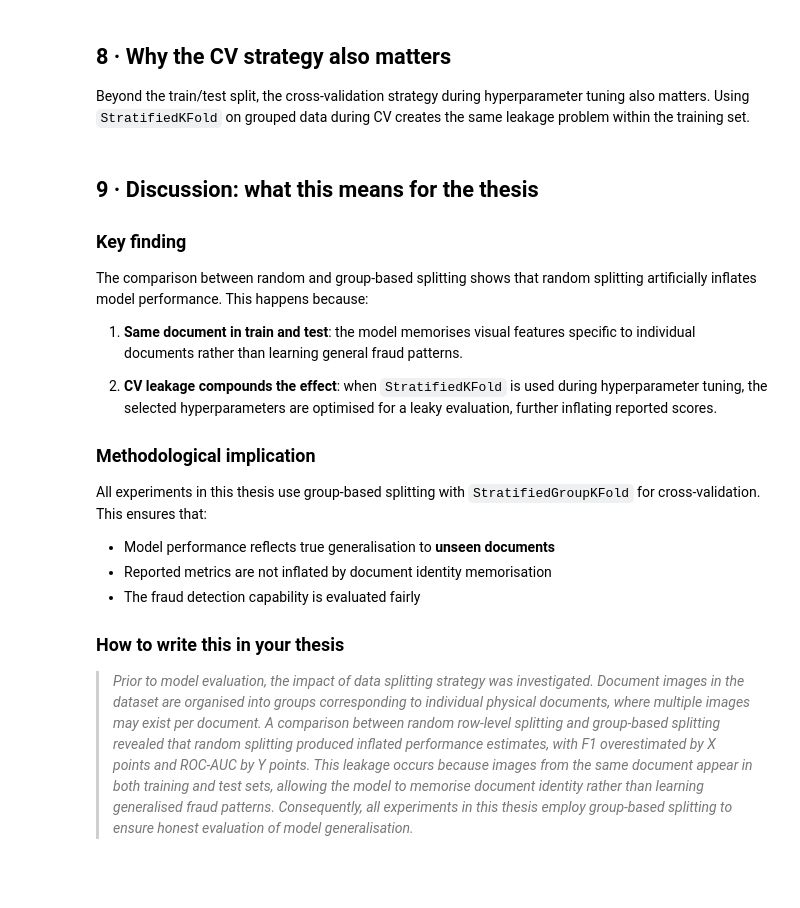
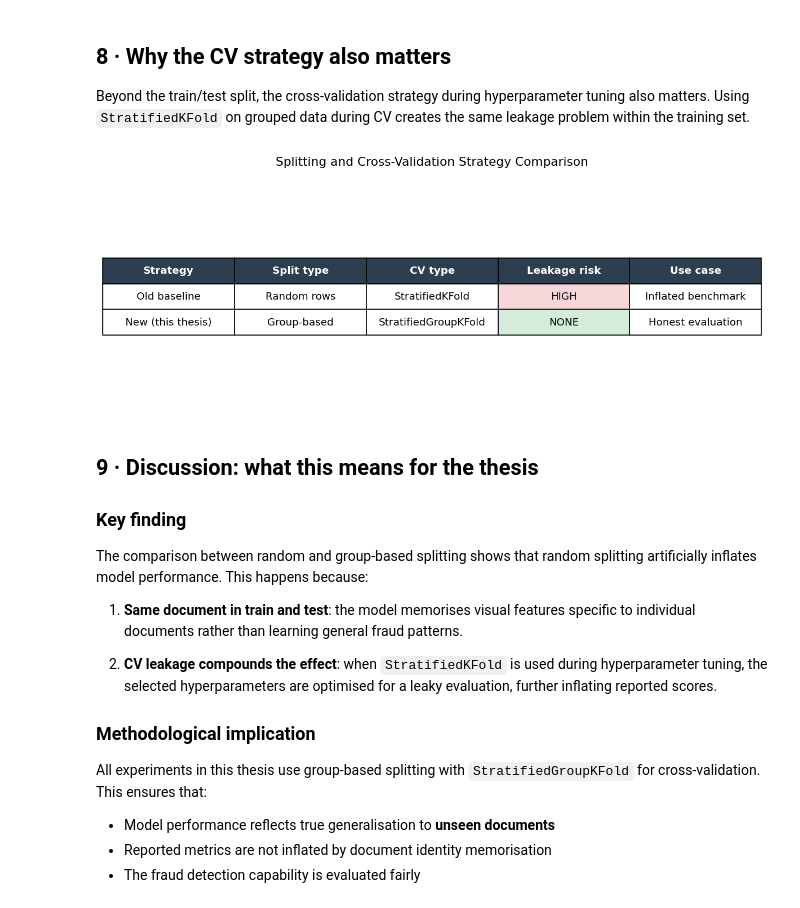
Before and after one commit to tanyelutsik/multimodal-fraud-detection-thesis, a Jupyter notebook: notebook/06b_split_comparison.ipynb, the cells around one changed output. Drawn from its saved outputs; the diff is of its cells as text; code cells hidden in the pictures; blank space fills up the shorter version.

```diff
--- a/notebook/06b_split_comparison.ipynb
+++ b/notebook/06b_split_comparison.ipynb
@@ -316,37 +391,39 @@ ax.axis("off")
 
 table_data = [
     ["Strategy", "Split type", "CV type", "Leakage risk", "Use case"],
-    ["Old baseline", "Random rows", "StratifiedKFold", "HIGH ⚠️",
+    ["Old baseline", "Random rows", "StratifiedKFold", "HIGH",
      "Inflated benchmark"],
-    ["New (this thesis)", "Group-based", "StratifiedGroupKFold", "NONE ✅",
+    ["New (this thesis)", "Group-based", "StratifiedGroupKFold", "NONE",
      "Honest evaluation"],
 ]
 
 col_labels = table_data[0]
 cell_data  = table_data[1:]
 
 tbl = ax.table(
     cellText=cell_data,
     colLabels=col_labels,
     cellLoc="center", loc="center",
 )
 tbl.auto_set_font_size(False); tbl.set_fontsize(11); tbl.scale(1.2, 2.2)
 
 # Colour the leakage column
 for j, label in enumerate(col_labels):
     tbl[0, j].set_facecolor("#2c3e50")
     tbl[0, j].set_text_props(color="white", fontweight="bold")
 for i in range(1, len(cell_data)+1):
     if "HIGH" in cell_data[i-1][3]:
         tbl[i, 3].set_facecolor("#f8d7da")
     elif "NONE" in cell_data[i-1][3]:
         tbl[i, 3].set_facecolor("#d4edda")
 
 ax.set_title("Splitting and Cross-Validation Strategy Comparison",
              fontsize=13, pad=25)
 fig.tight_layout()
 fig.savefig(NB_RESULTS / "strategy_table.png", dpi=150, bbox_inches="tight")
 plt.show()
+# %% [output]
+[figure, added]
 # %% [markdown]
 ## 9 · Discussion: what this means for the thesis
 
@@ -367,19 +444,6 @@ All experiments in this thesis use group-based splitting with
 - Model performance reflects true generalisation to **unseen documents**
 - Reported metrics are not inflated by document identity memorisation
 - The fraud detection capability is evaluated fairly
-
-### How to write this in your thesis
-> *Prior to model evaluation, the impact of data splitting strategy was
-> investigated. Document images in the dataset are organised into groups
-> corresponding to individual physical documents, where multiple images
-> may exist per document. A comparison between random row-level splitting
-> and group-based splitting revealed that random splitting produced
-> inflated performance estimates, with F1 overestimated by X points and
-> ROC-AUC by Y points. This leakage occurs because images from the same
-> document appear in both training and test sets, allowing the model to
-> memorise document identity rather than learning generalised fraud patterns.
-> Consequently, all experiments in this thesis employ group-based splitting
-> to ensure honest evaluation of model generalisation.*
 # %%
 # Save a summary for the thesis
 if "cmp_df" in dir() and len(cmp_df) == 2:
```
Also changed, not shown: parts of 12 cells of this notebook, 5 other files.
